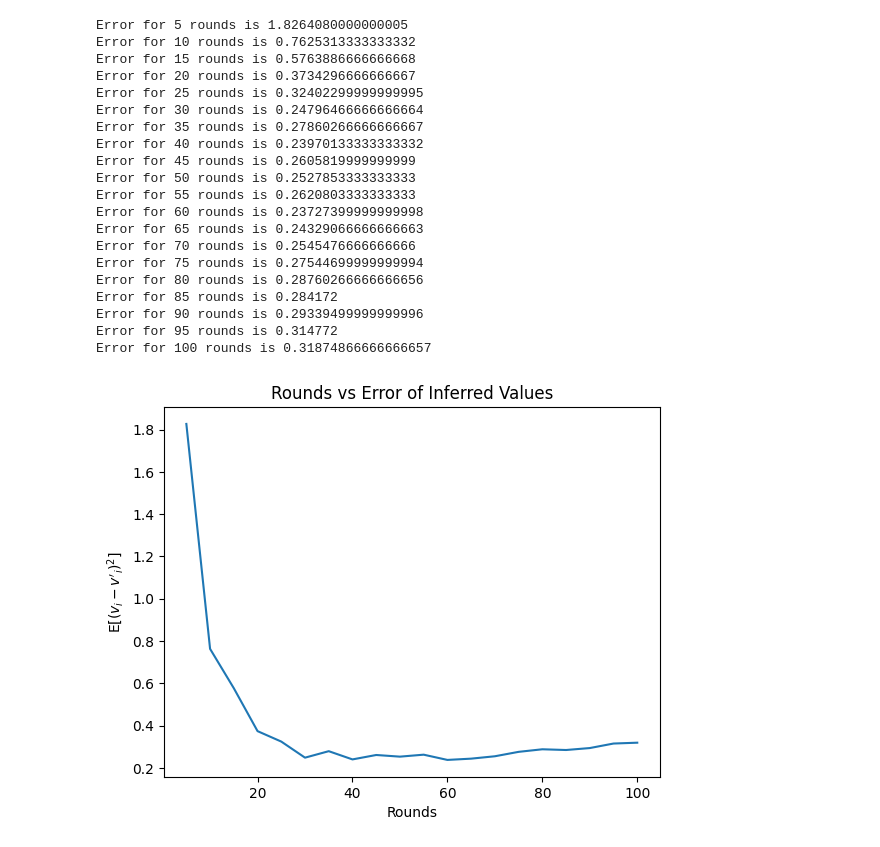
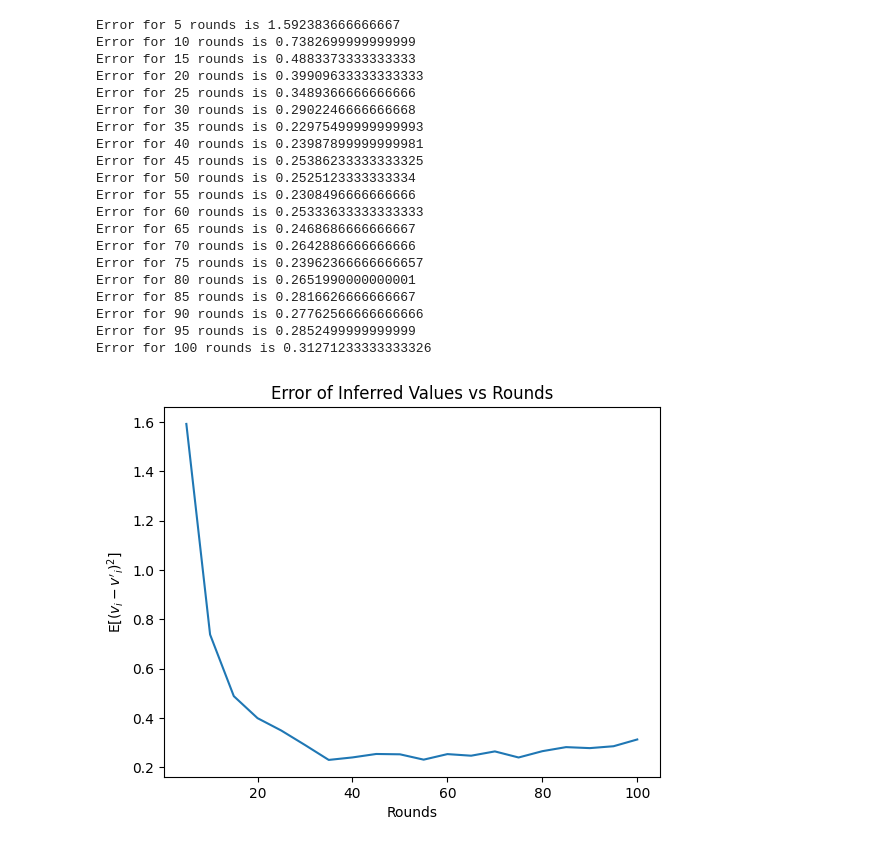
Before and after one commit to OwenJanssen/CS_332, a Jupyter notebook: Project 5/Project5.ipynb, the cells around one changed output. Cells and saved outputs as stored; diff of their text form; code cells hidden in the pictures.

```diff
--- a/Project 5/Project5.ipynb
+++ b/Project 5/Project5.ipynb
@@ -178,36 +178,36 @@ for rounds_i, rounds in enumerate(rounds_arr):
         error_arr[rounds_i] += error
     error_arr[rounds_i] /= N
     print(f"Error for {rounds} rounds is {error_arr[rounds_i]}")
-np.divide(average_inferred_values, N)
+average_inferred_values = np.divide(average_inferred_values, N)
 # %% [output]
-Error for 5 rounds is 1.8264080000000005
-Error for 10 rounds is 0.7625313333333332
-Error for 15 rounds is 0.5763886666666668
-Error for 20 rounds is 0.3734296666666667
-Error for 25 rounds is 0.32402299999999995
-Error for 30 rounds is 0.24796466666666664
-Error for 35 rounds is 0.27860266666666667
-Error for 40 rounds is 0.23970133333333332
-Error for 45 rounds is 0.2605819999999999
-Error for 50 rounds is 0.2527853333333333
-Error for 55 rounds is 0.2620803333333333
-Error for 60 rounds is 0.23727399999999998
-Error for 65 rounds is 0.24329066666666663
-Error for 70 rounds is 0.2545476666666666
-Error for 75 rounds is 0.27544699999999994
-Error for 80 rounds is 0.28760266666666656
-Error for 85 rounds is 0.284172
-Error for 90 rounds is 0.29339499999999996
-Error for 95 rounds is 0.314772
-Error for 100 rounds is 0.31874866666666657
+Error for 5 rounds is 1.592383666666667
+Error for 10 rounds is 0.7382699999999999
+Error for 15 rounds is 0.4883373333333333
+Error for 20 rounds is 0.39909633333333333
+Error for 25 rounds is 0.3489366666666666
+Error for 30 rounds is 0.2902246666666668
+Error for 35 rounds is 0.22975499999999993
+Error for 40 rounds is 0.23987899999999981
+Error for 45 rounds is 0.25386233333333325
+Error for 50 rounds is 0.2525123333333334
+Error for 55 rounds is 0.2308496666666666
+Error for 60 rounds is 0.25333633333333333
+Error for 65 rounds is 0.2468686666666667
+Error for 70 rounds is 0.2642886666666666
+Error for 75 rounds is 0.23962366666666657
+Error for 80 rounds is 0.2651990000000001
+Error for 85 rounds is 0.2816626666666667
+Error for 90 rounds is 0.27762566666666666
+Error for 95 rounds is 0.2852499999999999
+Error for 100 rounds is 0.31271233333333326
 # %%
 plt.plot(rounds_arr, error_arr)
-plt.title("Rounds vs Error of Inferred Values")
+plt.title("Error of Inferred Values vs Rounds")
 plt.xlabel("Rounds")
 plt.ylabel("E[$(v_i - v'_i)^2$]")
 plt.show()
 # %% [output]
-[figure, old version]
+[figure, new version]
 # %%
 def get_column(array, column):
   return [row[column] for row in array]
```
Also changed, not shown: parts of 5 cells of this notebook.
